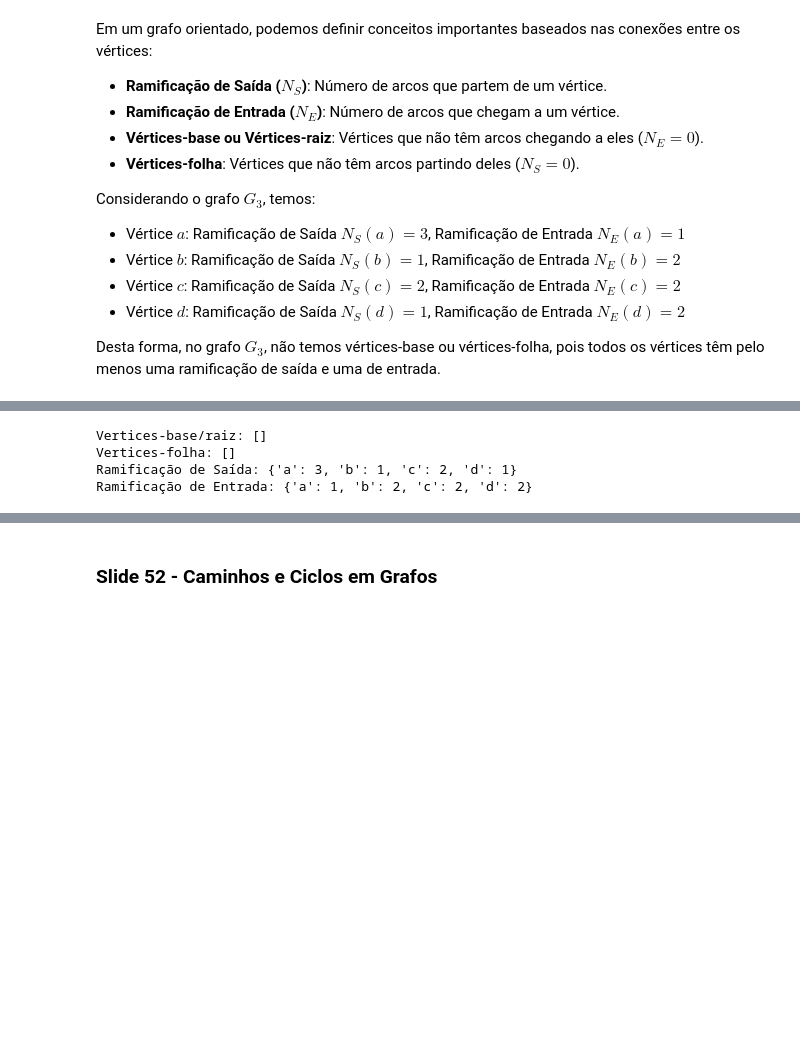
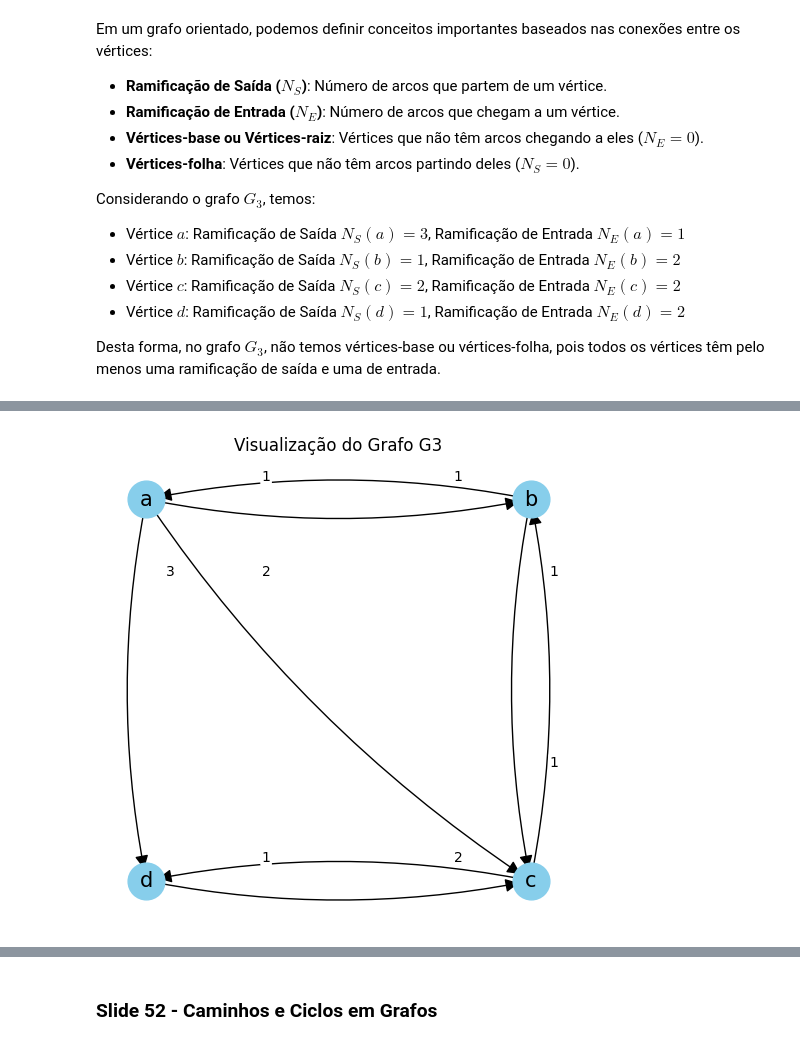
Before and after one commit to AndreMouraL/Elementos-de-matem-tica-discreta, a Jupyter notebook: Elementos_de_matematica_discreta_funcoes.ipynb, the cells around one changed output, grey strips where cells are left out. Cells and saved outputs as stored; diff of their text form; code cells hidden in the pictures; blank space fills up the shorter version.

```diff
--- a/Elementos_de_matematica_discreta_funcoes.ipynb
+++ b/Elementos_de_matematica_discreta_funcoes.ipynb
@@ -1506,24 +1684,44 @@ Desta forma, no grafo $G_3$, não temos vértices-base ou vértices-folha, pois
-# %%
-# Função para encontrar vértices-base/raiz e vértices-folha
-def find_root_and_leaf_nodes(G):
-    root_nodes =
-    leaf_nodes =
-    return root_nodes, leaf_nodes
-
-# Encontrar e imprimir os vértices-base/raiz e vértices-folha
-
-print(f'Vertices-base/raiz: {root_nodes}')
-print(f'Vertices-folha: {leaf_nodes}')
-
-# Calcula a ramificação de saída e de entrada para cada vértice
-ramificacao_saida =
-ramificacao_entrada =
-
-# Exibe as ramificações para cada vértice
-print("Ramificação de Saída:", ramificacao_saida)
-print("Ramificação de Entrada:", ramificacao_entrada)
-# %% [output]
-Vertices-base/raiz: []
-Vertices-folha: []
-Ramificação de Saída: {'a': 3, 'b': 1, 'c': 2, 'd': 1}
-Ramificação de Entrada: {'a': 1, 'b': 2, 'c': 2, 'd': 2}
+# %%
+import networkx as nx
+import matplotlib.pyplot as plt
+
+# Criando um grafo direcionado com múltiplas arestas
+G = nx.MultiDiGraph()
+
+# Adicionando vértices e arestas com pesos
+G.add_edge('a', 'b', weight=1)
+G.add_edge('b', 'a', weight=1)
+G.add_edge('a', 'c', weight=2)
+G.add_edge('a', 'd', weight=3)
+G.add_edge('c', 'b', weight=1)
+G.add_edge('d', 'c', weight=1)
+G.add_edge('c', 'd', weight=2)
+G.add_edge('b', 'c', weight=1)
+
+# Definindo a posição dos vértices
+pos = {'a': (0, 1), 'b': (1, 1), 'c': (1, 0), 'd': (0, 0)}
+
+# Desenhando os nós e os rótulos dos vértices
+plt.figure(figsize=(6, 6))
+nx.draw_networkx_nodes(G, pos, node_size=700, node_color='skyblue')
+nx.draw_networkx_labels(G, pos, font_size=15)
+
+# Desenhando as arestas com arcos para distinguir direções opostas
+for (u, v, key) in G.edges(keys=True):
+    style = 'arc3, rad=0.1' if key == 0 else 'arc3, rad=-0.1'
+    nx.draw_networkx_edges(G, pos, edgelist=[(u, v)], connectionstyle=style, arrowstyle='-|>', arrowsize=20)
+
+# Adicionando rótulos de pesos nas arestas
+edge_labels = {(u, v, k): d['weight'] for u, v, k, d in G.edges(keys=True, data=True)}
+for (u, v, k), weight in edge_labels.items():
+    offset = 0.05 * (-1) ** k  # deslocamento leve para diferenciar
+    x = pos[u][0] * 0.75 + pos[v][0] * 0.25 + offset
+    y = pos[u][1] * 0.75 + pos[v][1] * 0.25 + offset
+    plt.text(x, y, s=weight, bbox=dict(facecolor='white', edgecolor='none', boxstyle='round,pad=0.1'), fontsize=10)
+
+# Ajustes finais
+plt.title("Visualização do Grafo G3")
+plt.axis('off')
+plt.show()
+# %% [output]
+[figure, added]
```
Also changed, not shown: parts of 45 cells of this notebook.
